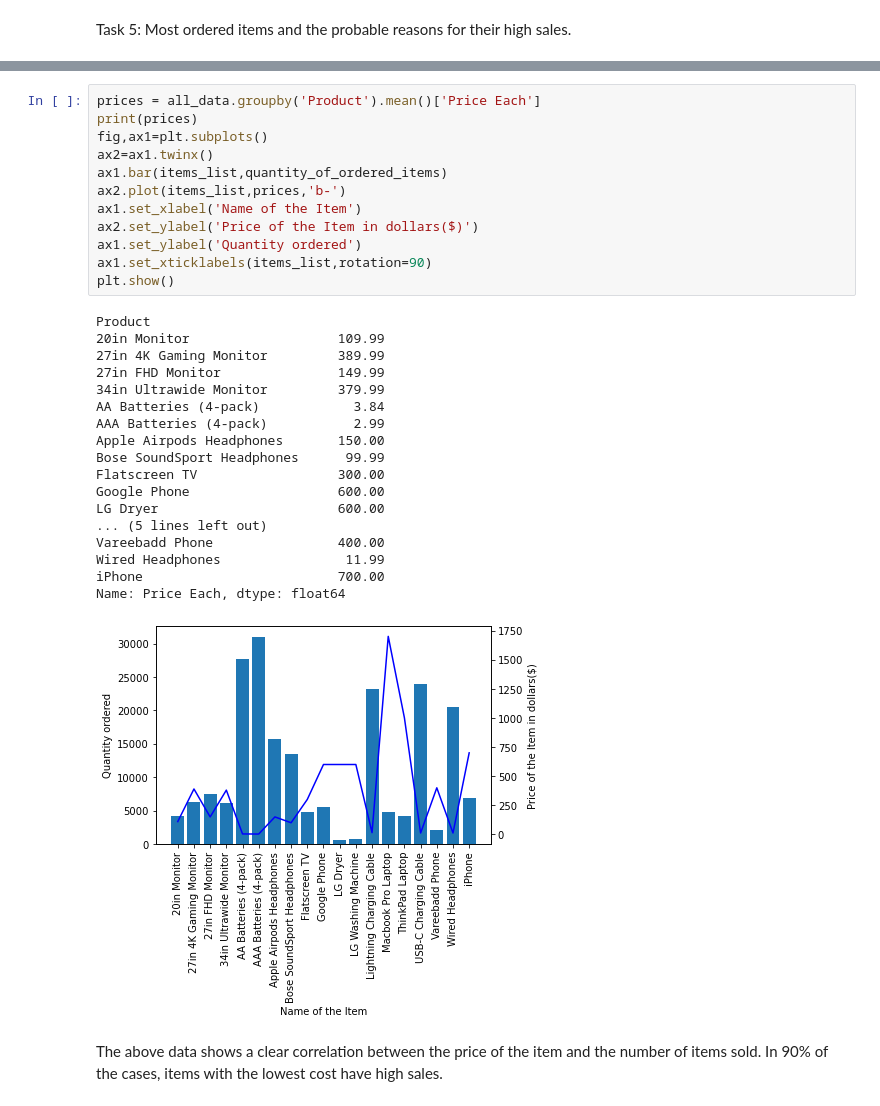
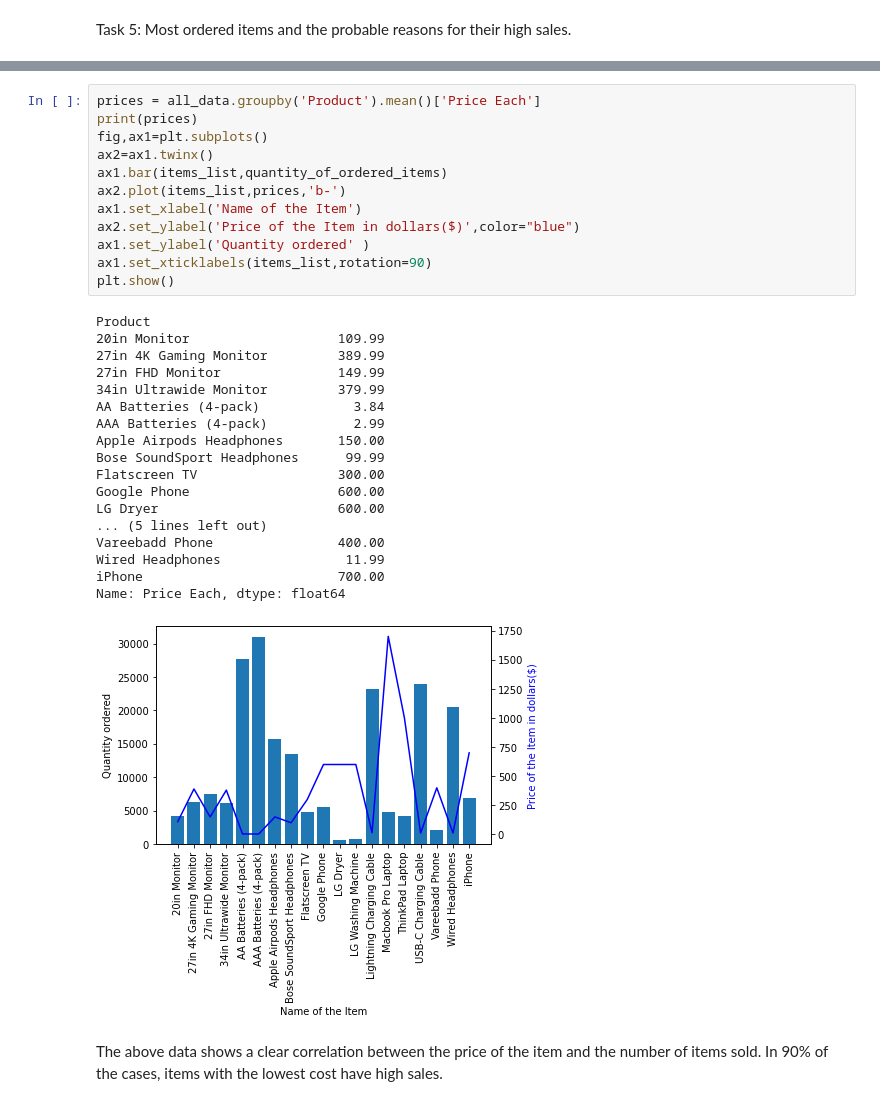
Before and after one commit to manikantabadugu/Sales_data_analysis, a Jupyter notebook: Sales analysis.ipynb, the cells around one changed output, grey strips where cells are left out. Saved outputs shown, nothing was run; the diff lists cells and outputs as text.

```diff
--- a/Sales analysis.ipynb
+++ b/Sales analysis.ipynb
@@ -269,33 +268,33 @@ plt.show()
 # %%
 prices = all_data.groupby('Product').mean()['Price Each']
 print(prices)
 fig,ax1=plt.subplots()
 ax2=ax1.twinx()
 ax1.bar(items_list,quantity_of_ordered_items)
 ax2.plot(items_list,prices,'b-')
 ax1.set_xlabel('Name of the Item')
-ax2.set_ylabel('Price of the Item in dollars($)')
-ax1.set_ylabel('Quantity ordered')
+ax2.set_ylabel('Price of the Item in dollars($)',color="blue")
+ax1.set_ylabel('Quantity ordered' )
 ax1.set_xticklabels(items_list,rotation=90)
 plt.show()
 # %% [output]
 Product
 20in Monitor                   109.99
 27in 4K Gaming Monitor         389.99
 27in FHD Monitor               149.99
 34in Ultrawide Monitor         379.99
 AA Batteries (4-pack)            3.84
 AAA Batteries (4-pack)           2.99
 Apple Airpods Headphones       150.00
 Bose SoundSport Headphones      99.99
 Flatscreen TV                  300.00
 Google Phone                   600.00
 LG Dryer                       600.00
 ... (5 lines left out)
 Vareebadd Phone                400.00
 Wired Headphones                11.99
 iPhone                         700.00
 Name: Price Each, dtype: float64
-[figure, old version]
+[figure, new version]
 # %% [markdown]
 The above data shows a clear correlation between the price of the item and the number of items sold. In 90% of the cases, items with the lowest cost have high sales.
```
Also changed, not shown: parts of 3 cells of this notebook, 1 other file.
